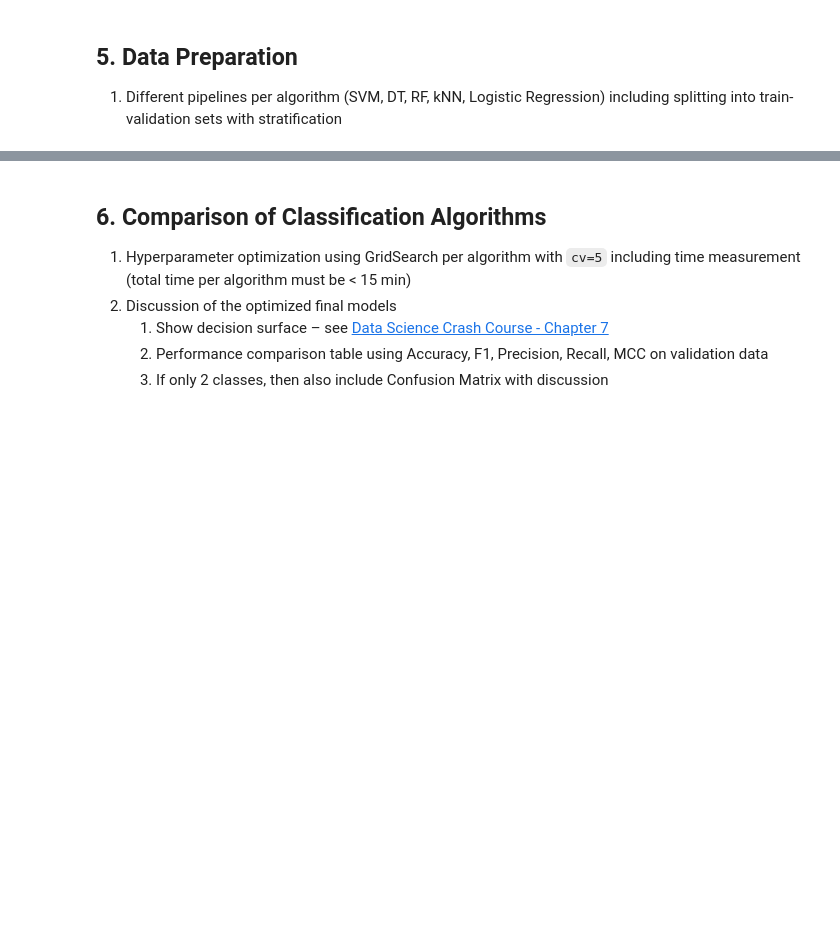
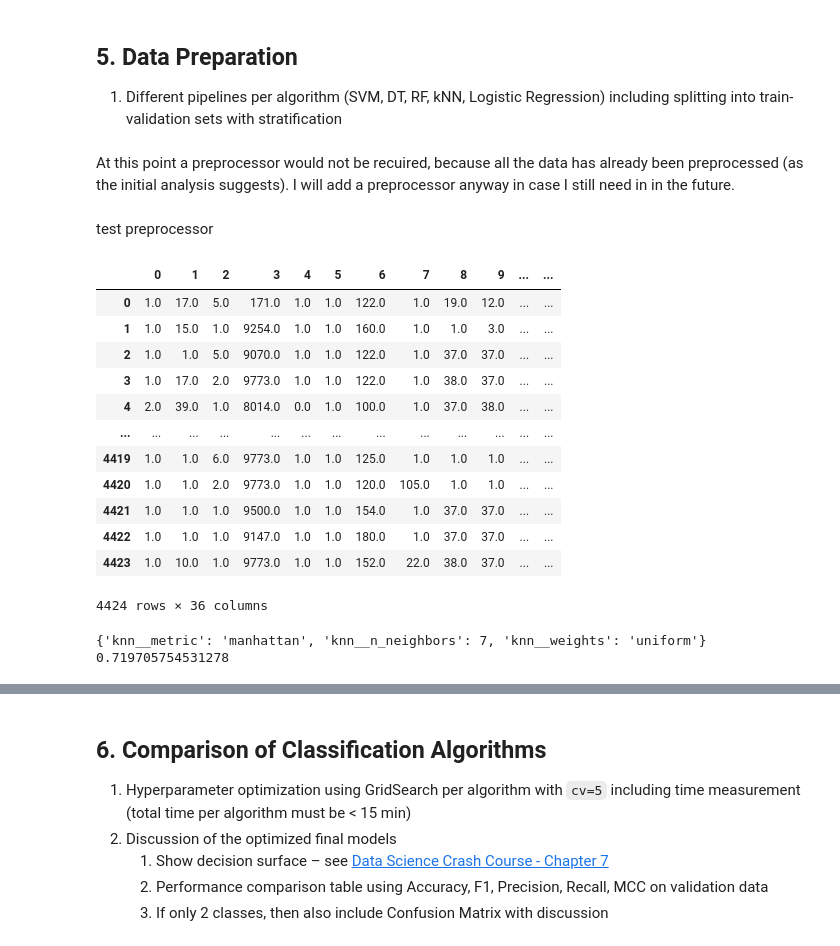
Before and after one commit to itmam07/data-science-miniproject, a Jupyter notebook: main.ipynb, the cells around one changed output, grey strips where cells are left out. Drawn from its saved outputs; the diff is of its cells as text; code cells hidden in the pictures; blank space fills up the shorter version.

```diff
--- a/main.ipynb
+++ b/main.ipynb
@@ -51,13 +78,7 @@ Features
 | GDP | Feature | Continuous |     | GDP |     | no  |
 | Target | Target | Categorical |     | Target. The problem is formulated as a three category classification task (dropout, enrolled, and graduate) at the end of the normal duration of the course |     | no  |
 # %%
-import numpy as np
-import matplotlib.pyplot as plt
-import pandas as pd
-import seaborn as sns
-import os
-
 data = pd.read_csv('data.csv', sep=';')
 
-X = data.iloc[:, :-1].values
-Y = data.iloc[:, -1].values
+X = data[data.columns[:-1]]
+Y = data['Target']
@@ -101,3 +168,53 @@ print(np.unique(Y, return_counts=True))
 # %% [markdown]
 ## 5. Data Preparation
 1. Different pipelines per algorithm (SVM, DT, RF, kNN, Logistic Regression) including splitting into train-validation sets with stratification
+# %% [markdown]
+At this point a preprocessor would not be recuired, because all the data has already been preprocessed (as the initial analysis suggests).
+I will add a preprocessor anyway in case I still need in in the future.
+# %%
+preprocessor = ColumnTransformer(
+    transformers=[
+    ],
+    remainder='passthrough'  # This is important, see above!
+)
+# %% [markdown]
+test preprocessor
+# %%
+pd.DataFrame(preprocessor.fit_transform(X))
+# %% [output]
+|  | 0 | 1 | 2 | 3 | 4 | 5 | 6 | 7 | 8 | 9 | ... | ... |
+| 0 | 1.0 | 17.0 | 5.0 | 171.0 | 1.0 | 1.0 | 122.0 | 1.0 | 19.0 | 12.0 | ... | ... |
+| 1 | 1.0 | 15.0 | 1.0 | 9254.0 | 1.0 | 1.0 | 160.0 | 1.0 | 1.0 | 3.0 | ... | ... |
+| 2 | 1.0 | 1.0 | 5.0 | 9070.0 | 1.0 | 1.0 | 122.0 | 1.0 | 37.0 | 37.0 | ... | ... |
+| 3 | 1.0 | 17.0 | 2.0 | 9773.0 | 1.0 | 1.0 | 122.0 | 1.0 | 38.0 | 37.0 | ... | ... |
+| 4 | 2.0 | 39.0 | 1.0 | 8014.0 | 0.0 | 1.0 | 100.0 | 1.0 | 37.0 | 38.0 | ... | ... |
+| ... | ... | ... | ... | ... | ... | ... | ... | ... | ... | ... | ... | ... |
+| 4419 | 1.0 | 1.0 | 6.0 | 9773.0 | 1.0 | 1.0 | 125.0 | 1.0 | 1.0 | 1.0 | ... | ... |
+| 4420 | 1.0 | 1.0 | 2.0 | 9773.0 | 1.0 | 1.0 | 120.0 | 105.0 | 1.0 | 1.0 | ... | ... |
+| 4421 | 1.0 | 1.0 | 1.0 | 9500.0 | 1.0 | 1.0 | 154.0 | 1.0 | 37.0 | 37.0 | ... | ... |
+| 4422 | 1.0 | 1.0 | 1.0 | 9147.0 | 1.0 | 1.0 | 180.0 | 1.0 | 37.0 | 37.0 | ... | ... |
+| 4423 | 1.0 | 10.0 | 1.0 | 9773.0 | 1.0 | 1.0 | 152.0 | 22.0 | 38.0 | 37.0 | ... | ... |
+4424 rows × 36 columns
+# %%
+# kNN
+pipeline = Pipeline(
+    steps=[
+        ('preprocessor', preprocessor),
+        ('scaler', RobustScaler()),
+        ('knn', KNeighborsClassifier())
+    ]
+)
+
+knn_param_grid = [{'knn__n_neighbors': range(1, 30),
+                   'knn__weights': ['uniform', 'distance'],
+                   'knn__metric': ['euclidean', 'manhattan']}]
+
+grid_search = GridSearchCV(
+    estimator=pipeline, param_grid=knn_param_grid, cv=5, scoring='accuracy')
+
+grid_search.fit(X, Y)
+print(grid_search.best_params_)
+print(grid_search.best_score_)
+# %% [output]
+{'knn__metric': 'manhattan', 'knn__n_neighbors': 7, 'knn__weights': 'uniform'}
+0.719705754531278
```
Also changed, not shown: parts of 15 cells of this notebook.
